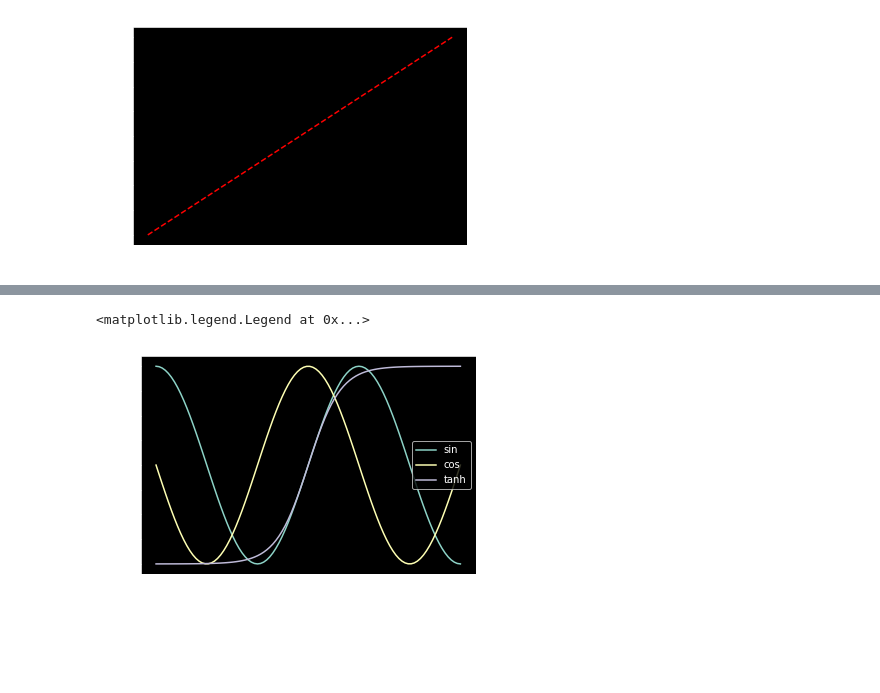
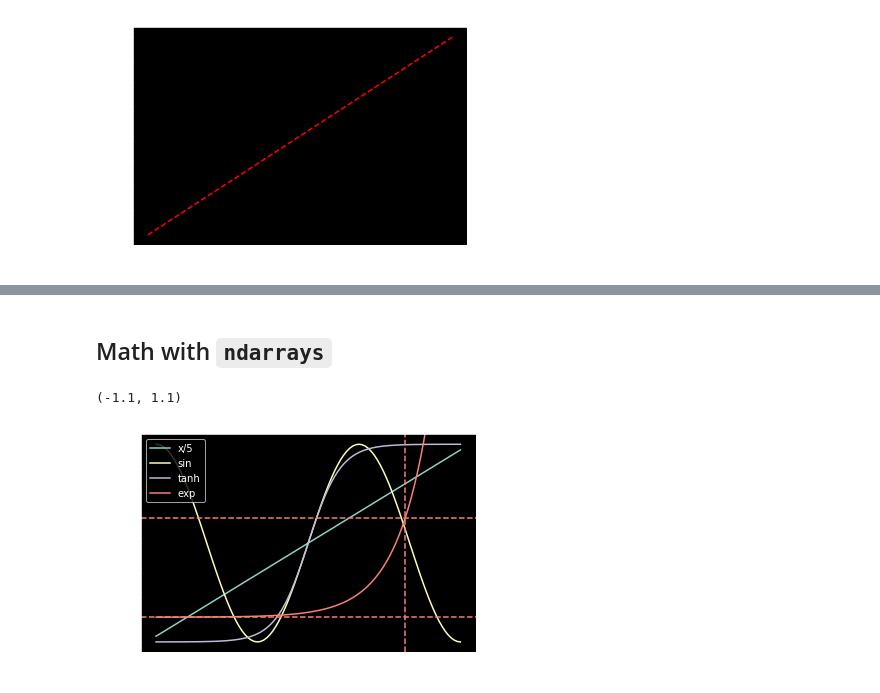
Before and after one commit to duartenina/PythonTutorial, a Jupyter notebook: 3. Main Libraries.ipynb, the cells around one changed output, grey strips where cells are left out. Drawn from its saved outputs; the diff is of its cells as text; code cells hidden in the pictures; blank space fills up the shorter version.

```diff
--- a/3. Main Libraries.ipynb
+++ b/3. Main Libraries.ipynb
@@ -29,14 +174,21 @@ array([3, 5, 7])
+# %% [markdown]
+## Math with `ndarrays`
 # %%
 x = np.linspace(-1.5 * np.pi, 1.5 * np.pi, 100)
 
+plt.plot(x, x/5, label='x/5')
 plt.plot(x, np.sin(x), label='sin')
-plt.plot(x, np.cos(x), label='cos')
 plt.plot(x, np.tanh(x), label='tanh')
+plt.plot(x, np.exp(x - 3) - 0.75, label='exp', color='C3')
+plt.axhline(-0.75, ls='--', color='C3')
+plt.axhline(1-0.75, ls='--', color='C3')
+plt.axvline(3, ls='--', color='C3')
 
-plt.legend()
+plt.legend(loc='upper left')
+plt.ylim(-1.1, 1.1)
 # %% [output]
-<matplotlib.legend.Legend at 0x...>
+(-1.1, 1.1)
-[figure, old version]
+[figure, new version]
 # %%
 mat = np.zeros((3, 4))
 display(mat)
```
Also changed, not shown: parts of 19 cells of this notebook, 3 other files.
